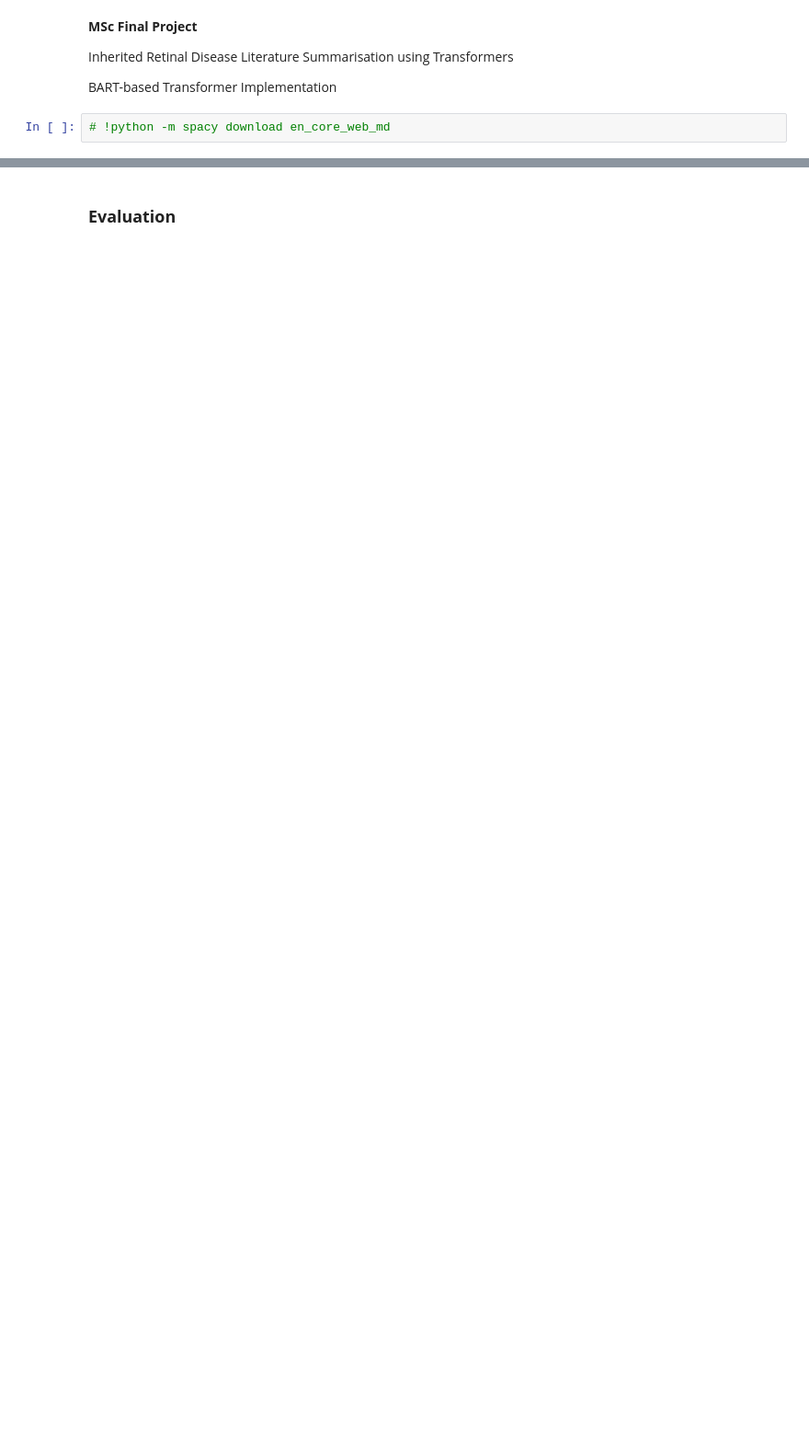
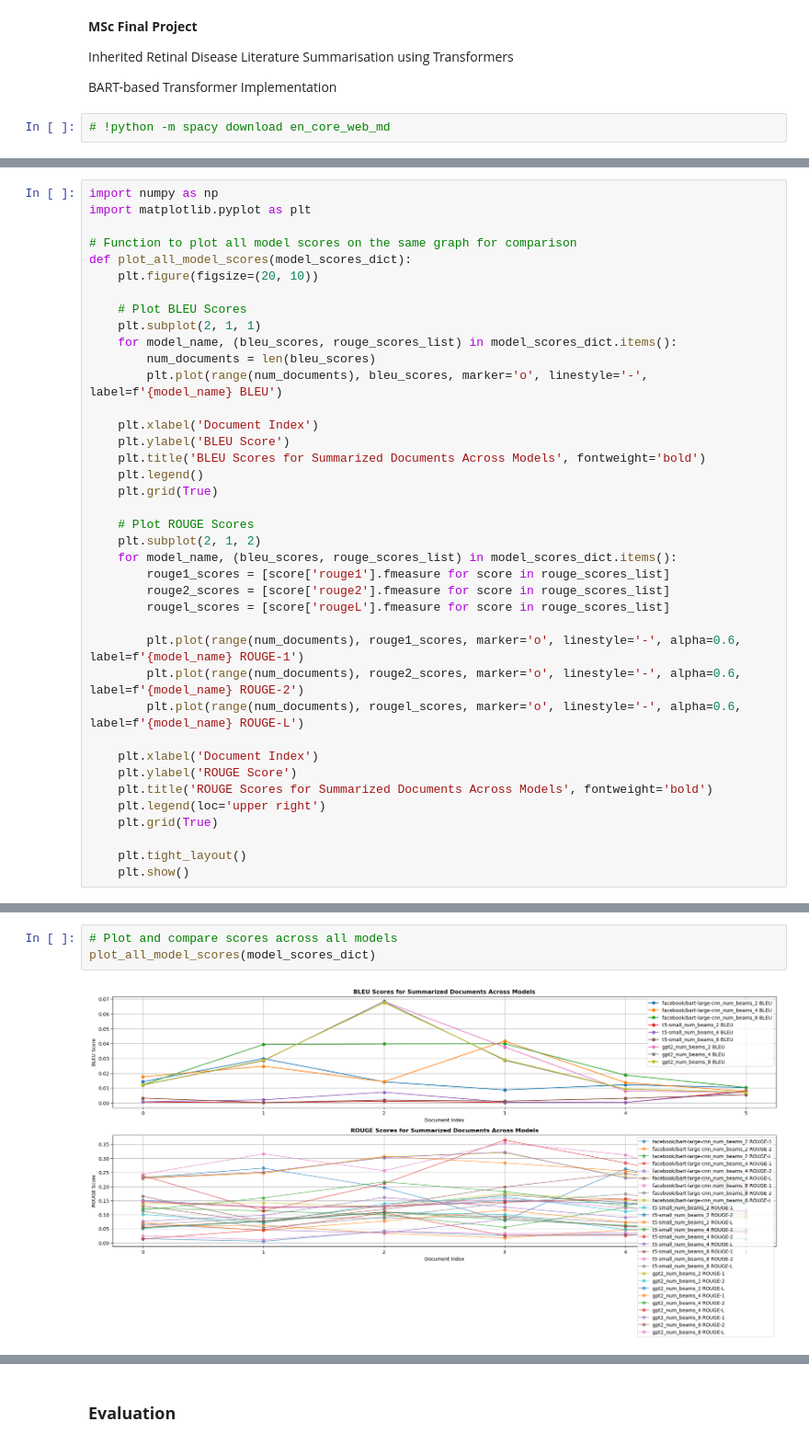
Before and after one commit to skand001/MSc-Medical-Text-Summarisation-for-IRD-Publications, a Jupyter notebook: dev/facebook_bart_cnn (2).ipynb, the cells around one changed output, grey strips where cells are left out. Shown: that part at 92% size. Drawn from its saved outputs; the diff is of its cells as text; blank space fills up the shorter version.

```diff
--- a/dev/facebook_bart_cnn (2).ipynb
+++ b/dev/facebook_bart_cnn (2).ipynb
@@ -356,0 +179,39 @@ BLEU: 0.04822563355201004, ROUGE: {'rouge1': Score(precision=0.18294849023090587
+# %%
+import numpy as np
+import matplotlib.pyplot as plt
+
+# Function to plot all model scores on the same graph for comparison
+def plot_all_model_scores(model_scores_dict):
+    plt.figure(figsize=(20, 10))
+
+    # Plot BLEU Scores
+    plt.subplot(2, 1, 1)
+    for model_name, (bleu_scores, rouge_scores_list) in model_scores_dict.items():
+        num_documents = len(bleu_scores)
+        plt.plot(range(num_documents), bleu_scores, marker='o', linestyle='-', label=f'{model_name} BLEU')
+
+    plt.xlabel('Document Index')
+    plt.ylabel('BLEU Score')
+    plt.title('BLEU Scores for Summarized Documents Across Models', fontweight='bold')
+    plt.legend()
+    plt.grid(True)
+
+    # Plot ROUGE Scores
+    plt.subplot(2, 1, 2)
+    for model_name, (bleu_scores, rouge_scores_list) in model_scores_dict.items():
+        rouge1_scores = [score['rouge1'].fmeasure for score in rouge_scores_list]
+        rouge2_scores = [score['rouge2'].fmeasure for score in rouge_scores_list]
+        rougel_scores = [score['rougeL'].fmeasure for score in rouge_scores_list]
+
+        plt.plot(range(num_documents), rouge1_scores, marker='o', linestyle='-', alpha=0.6, label=f'{model_name} ROUGE-1')
+        plt.plot(range(num_documents), rouge2_scores, marker='o', linestyle='-', alpha=0.6, label=f'{model_name} ROUGE-2')
+        plt.plot(range(num_documents), rougel_scores, marker='o', linestyle='-', alpha=0.6, label=f'{model_name} ROUGE-L')
+
+    plt.xlabel('Document Index')
+    plt.ylabel('ROUGE Score')
+    plt.title('ROUGE Scores for Summarized Documents Across Models', fontweight='bold')
+    plt.legend(loc='upper right')
+    plt.grid(True)
+
+    plt.tight_layout()
+    plt.show()
@@ -356,0 +328,5 @@ BLEU: 0.04822563355201004, ROUGE: {'rouge1': Score(precision=0.18294849023090587
+# %%
+# Plot and compare scores across all models
+plot_all_model_scores(model_scores_dict)
+# %% [output]
+[figure, added]
```
Also changed, not shown: parts of 19 cells of this notebook, 7 other files.
